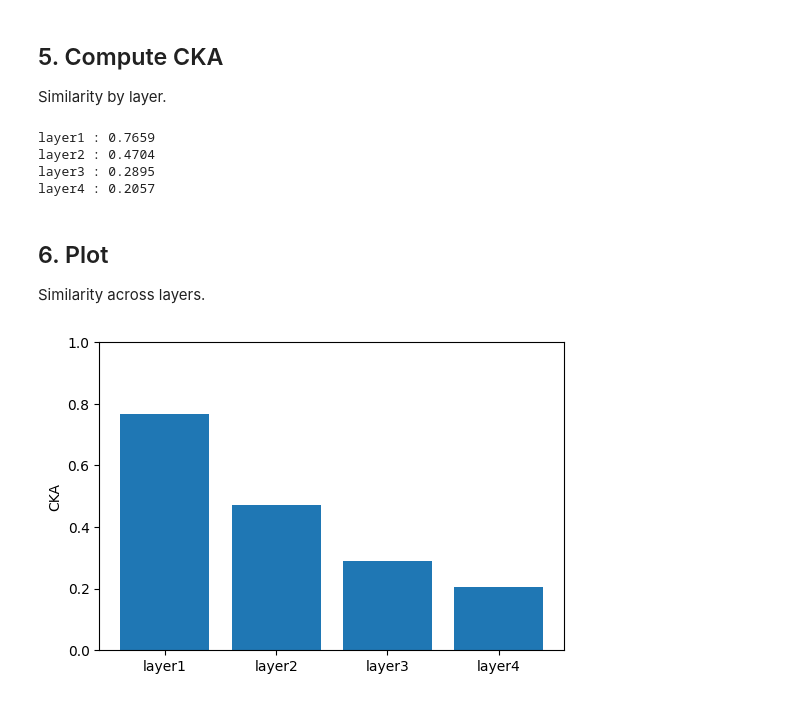
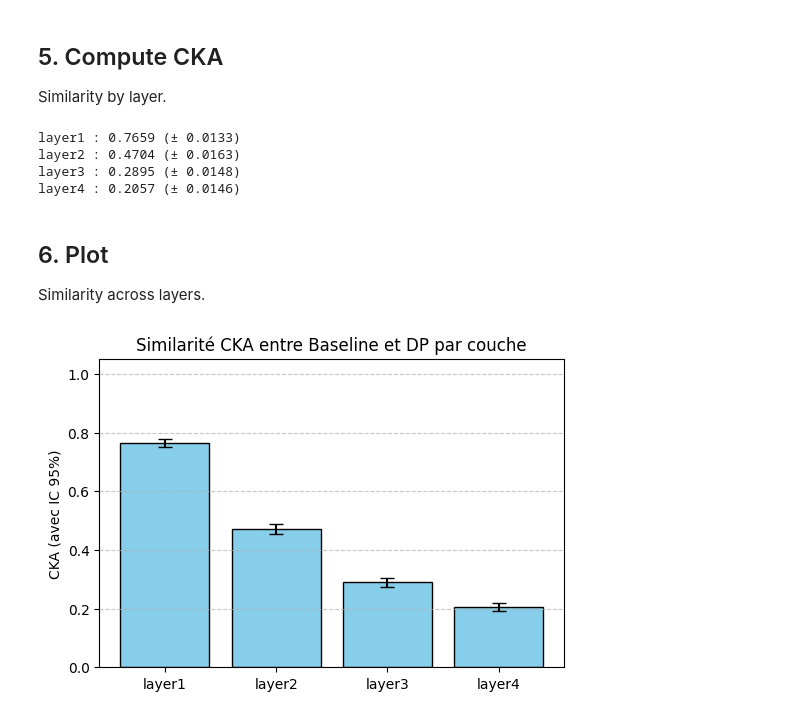
Before and after one commit to lhammach/DP-representations, a Jupyter notebook: cka_analysis.ipynb, the cells around one changed output. Drawn from its saved outputs; the diff is of its cells as text; code cells hidden in the pictures.

```diff
--- a/cka_analysis.ipynb
+++ b/cka_analysis.ipynb
@@ -344,34 +345,57 @@ for batch_idx, (images, labels) in enumerate(tqdm(test_loader, desc="CKA batches
 
 Similarity by layer.
 # %%
-# MODIFICATION ICI : Faire la moyenne des scores accumulés par lot
-cka_scores = {}
+# # MODIFICATION ICI : Faire la moyenne des scores accumulés par lot
+# cka_scores = {}
 
-for layer in layers:
-    # On fait la moyenne des scores obtenus sur les NUM_CKA_BATCHES
-    mean_score = np.mean(cka_scores_per_layer[layer])
-    cka_scores[layer] = mean_score
-    print(f"{layer} : {mean_score:.4f}")
+# for layer in layers:
+#     # On fait la moyenne des scores obtenus sur les NUM_CKA_BATCHES
+#     mean_score = np.mean(cka_scores_per_layer[layer])
+#     cka_scores[layer] = mean_score
+#     print(f"{layer} : {mean_score:.4f}")
+
+import scipy.stats as stats
+
+cka_means = []
+cka_cis = []
+layer_labels = list(cka_scores_per_layer.keys())
+
+for layer in layer_labels:
+    scores = cka_scores_per_layer[layer]
+    mean_score = np.mean(scores)
+    cka_means.append(mean_score)
+
+    # Calcul de l'intervalle de confiance à 95%
+    std_err = stats.sem(scores)  # Erreur type de la moyenne
+    # Multiplicateur pour 95% de confiance (approx. 1.96)
+    ci_range = std_err * stats.t.ppf((1 + 0.95) / 2., len(scores) - 1) if len(scores) > 1 else 0
+    cka_cis.append(ci_range)
+
+    print(f"{layer} : {mean_score:.4f} (± {ci_range:.4f})")
 # %% [output]
-layer1 : 0.7659
-layer2 : 0.4704
-layer3 : 0.2895
-layer4 : 0.2057
+layer1 : 0.7659 (± 0.0133)
+layer2 : 0.4704 (± 0.0163)
+layer3 : 0.2895 (± 0.0148)
+layer4 : 0.2057 (± 0.0146)
 # %% [markdown]
 ## 6. Plot
 
 Similarity across layers.
-# %%
-plt.figure(figsize=(6,4))
-
-plt.bar(
-    list(cka_scores.keys()),
-    list(cka_scores.values()),
-)
-
-plt.ylabel("CKA")
-plt.ylim(0,1)
-
-plt.show()
-# %% [output]
-[figure, removed]
+# %%
+# --- Génération du Graphique avec Barres d'Erreur ---
+plt.figure(figsize=(6, 4))
+plt.bar(
+    layer_labels,
+    cka_means,
+    yerr=cka_cis,          # Ajoute la barre d'erreur (Intervalle de confiance)
+    capsize=5,             # Petites barres horizontales aux extrémités
+    color='skyblue',
+    edgecolor='black'
+)
+plt.ylabel("CKA (avec IC 95%)")
+plt.title("Similarité CKA entre Baseline et DP par couche")
+plt.ylim(0, 1.05)
+plt.grid(axis='y', linestyle='--', alpha=0.7)
+plt.show()
+# %% [output]
+[figure, added]
```
Also changed, not shown: parts of 3 cells of this notebook.
